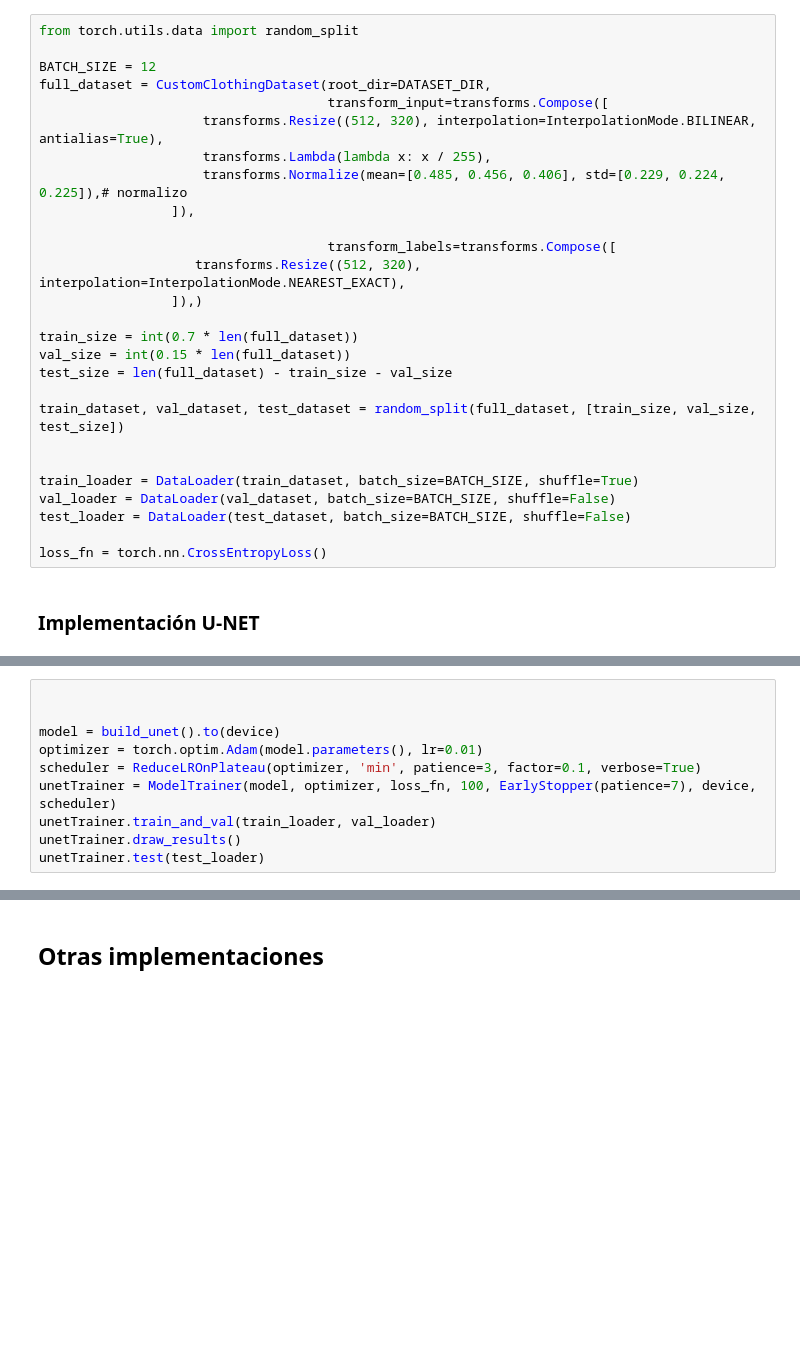
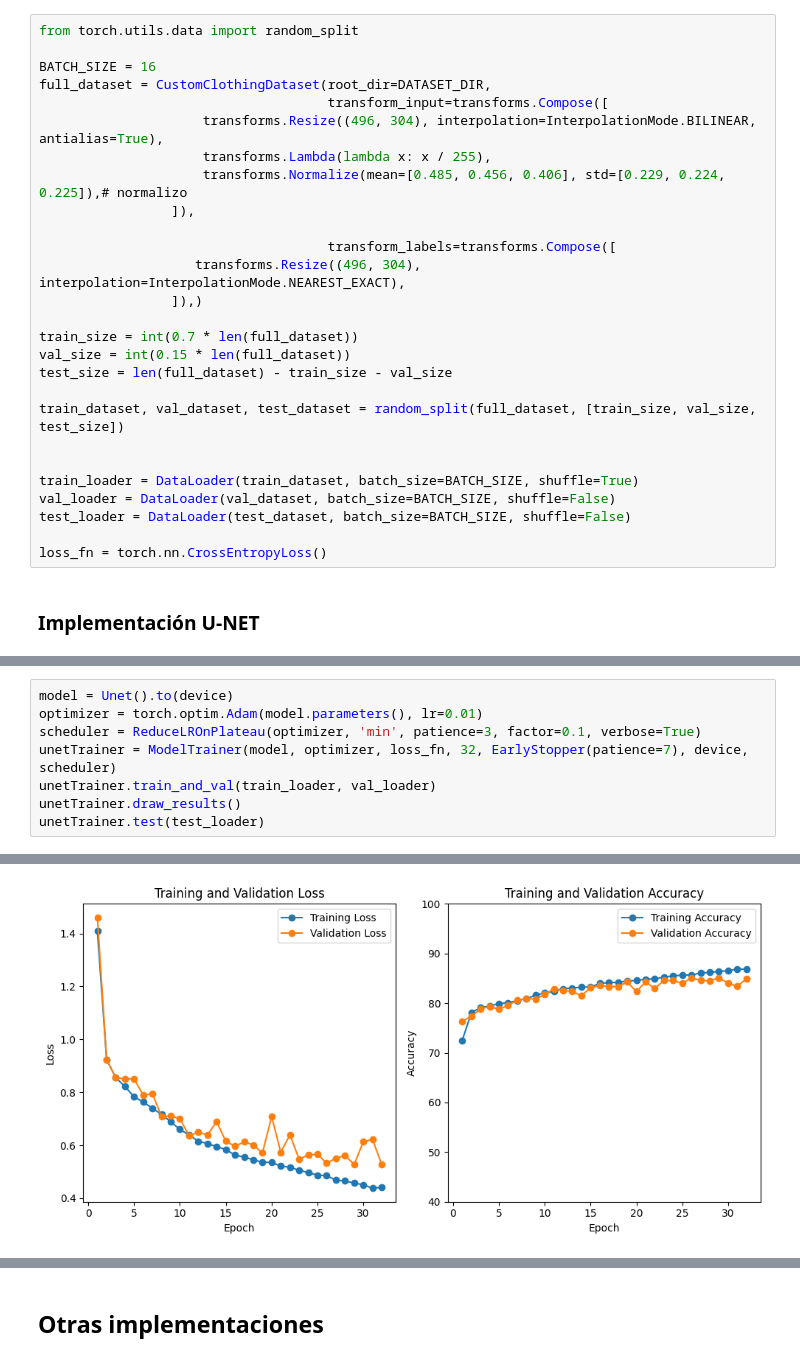
Before and after one commit to KrishT97/ClothVision, a Jupyter notebook: project.ipynb, the cells around one changed output, grey strips where cells are left out. Cells and saved outputs as stored; diff of their text form; blank space fills up the shorter version.

```diff
--- a/project.ipynb
+++ b/project.ipynb
@@ -360,16 +213,16 @@ torch.Size([4, 59, 512, 512])
 # %%
 from torch.utils.data import random_split
 
-BATCH_SIZE = 12
+BATCH_SIZE = 16
 full_dataset = CustomClothingDataset(root_dir=DATASET_DIR,
                                      transform_input=transforms.Compose([
-                     transforms.Resize((512, 320), interpolation=InterpolationMode.BILINEAR, antialias=True),
+                     transforms.Resize((496, 304), interpolation=InterpolationMode.BILINEAR, antialias=True),
                      transforms.Lambda(lambda x: x / 255),
                      transforms.Normalize(mean=[0.485, 0.456, 0.406], std=[0.229, 0.224, 0.225]),# normalizo
                  ]),
 
                                      transform_labels=transforms.Compose([
-                    transforms.Resize((512, 320), interpolation=InterpolationMode.NEAREST_EXACT),
+                    transforms.Resize((496, 304), interpolation=InterpolationMode.NEAREST_EXACT),
                  ]),)
 
 train_size = int(0.7 * len(full_dataset))
@@ -391,11 +246,9 @@ from classes import ModelTrainer, EarlyStopper, FineTuningTrainer
 from torch.optim.lr_scheduler import ReduceLROnPlateau
 # %%
-
-
-model = build_unet().to(device)
+model = Unet().to(device)
 optimizer = torch.optim.Adam(model.parameters(), lr=0.01)
 scheduler = ReduceLROnPlateau(optimizer, 'min', patience=3, factor=0.1, verbose=True)
-unetTrainer = ModelTrainer(model, optimizer, loss_fn, 100, EarlyStopper(patience=7), device, scheduler)
+unetTrainer = ModelTrainer(model, optimizer, loss_fn, 32, EarlyStopper(patience=7), device, scheduler)
 unetTrainer.train_and_val(train_loader, val_loader)
 unetTrainer.draw_results()
 unetTrainer.test(test_loader)
@@ -419,0 +273 @@ Epoch: 49, Train acc: 89.54647835842906, loss: 0.34374178819737194 //// Val acc:
+[figure, added]
```
Also changed, not shown: parts of 31 cells of this notebook, 14 other files.
